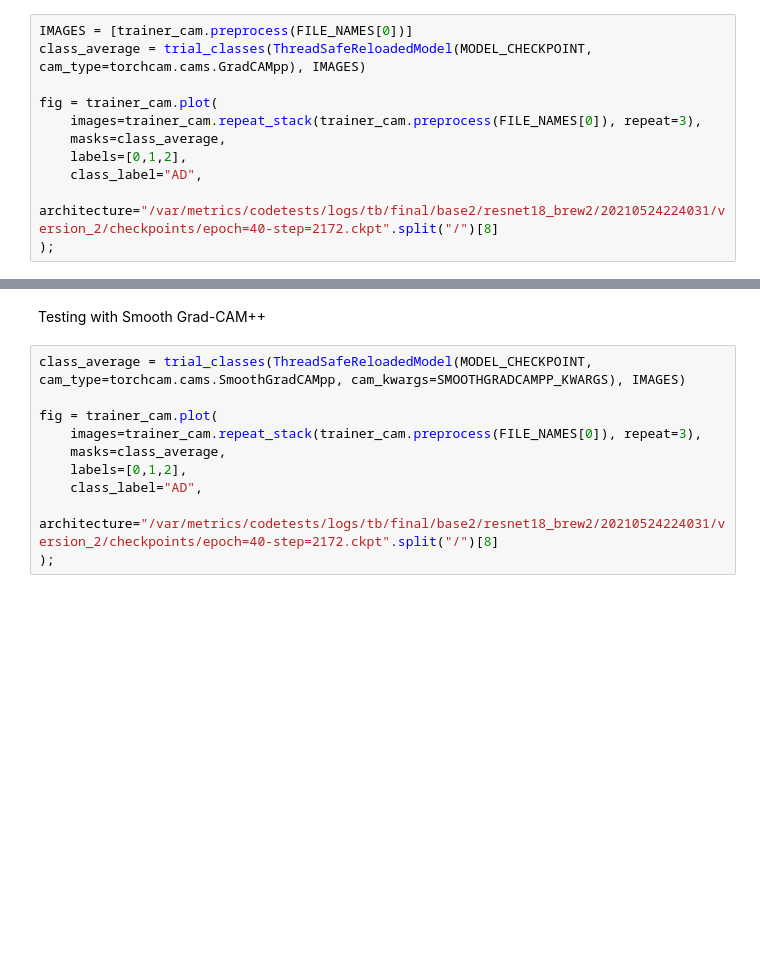
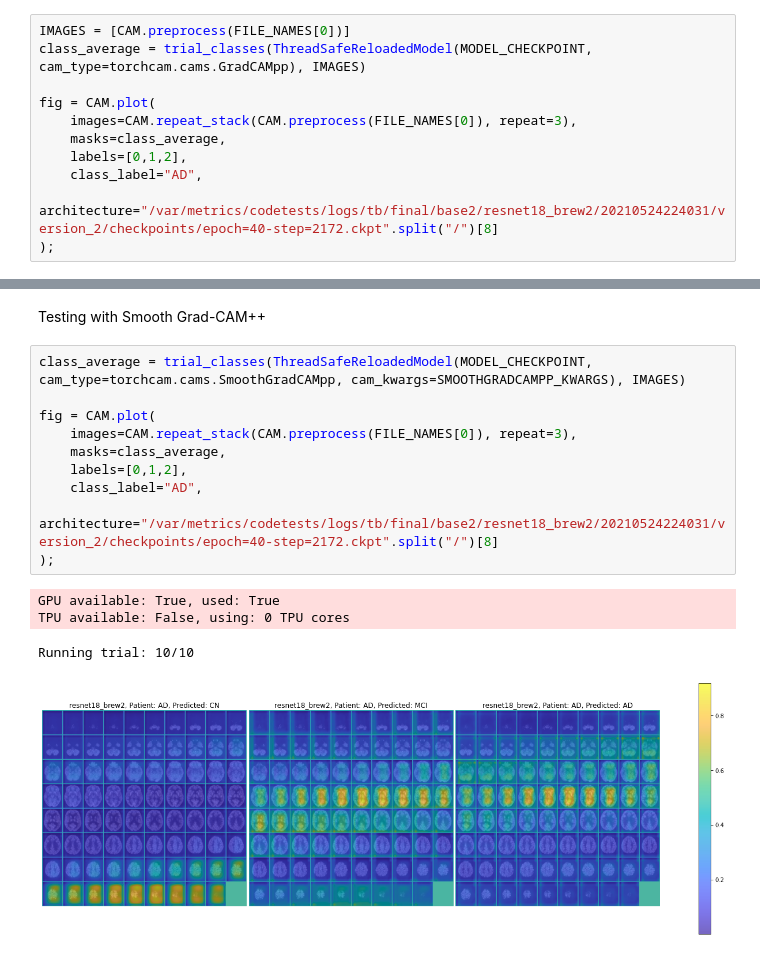
Before and after one commit to FredrikM97/Medical-ROI, a Jupyter notebook: notebooks/02_2 - WSOL - CAM.ipynb, the cells around one changed output, grey strips where cells are left out. Cells and saved outputs as stored; diff of their text form; blank space fills up the shorter version.

```diff
--- a/notebooks/02_2 - WSOL - CAM.ipynb
+++ b/notebooks/02_2 - WSOL - CAM.ipynb
@@ -134,11 +138,11 @@ plt.title("Density vs intensity plot on CAM")
 
 Testing with Grad-CAM++
 # %%
-IMAGES = [trainer_cam.preprocess(FILE_NAMES[0])]
+IMAGES = [CAM.preprocess(FILE_NAMES[0])]
 class_average = trial_classes(ThreadSafeReloadedModel(MODEL_CHECKPOINT, cam_type=torchcam.cams.GradCAMpp), IMAGES)
 
-fig = trainer_cam.plot(
-    images=trainer_cam.repeat_stack(trainer_cam.preprocess(FILE_NAMES[0]), repeat=3),
+fig = CAM.plot(
+    images=CAM.repeat_stack(CAM.preprocess(FILE_NAMES[0]), repeat=3),
     masks=class_average,
     labels=[0,1,2],
     class_label="AD",
@@ -149,10 +158,15 @@ Testing with Smooth Grad-CAM++
 # %%
 class_average = trial_classes(ThreadSafeReloadedModel(MODEL_CHECKPOINT, cam_type=torchcam.cams.SmoothGradCAMpp, cam_kwargs=SMOOTHGRADCAMPP_KWARGS), IMAGES)
 
-fig = trainer_cam.plot(
-    images=trainer_cam.repeat_stack(trainer_cam.preprocess(FILE_NAMES[0]), repeat=3),
+fig = CAM.plot(
+    images=CAM.repeat_stack(CAM.preprocess(FILE_NAMES[0]), repeat=3),
     masks=class_average,
     labels=[0,1,2],
     class_label="AD",
     architecture="/var/metrics/codetests/logs/tb/final/base2/resnet18_brew2/20210524224031/version_2/checkpoints/epoch=40-step=2172.ckpt".split("/")[8]
 );
+# %% [output]
+GPU available: True, used: True
+TPU available: False, using: 0 TPU cores
+Running trial: 10/10
+[figure, added]
```
Also changed, not shown: parts of 6 cells of this notebook, 11 other files.
